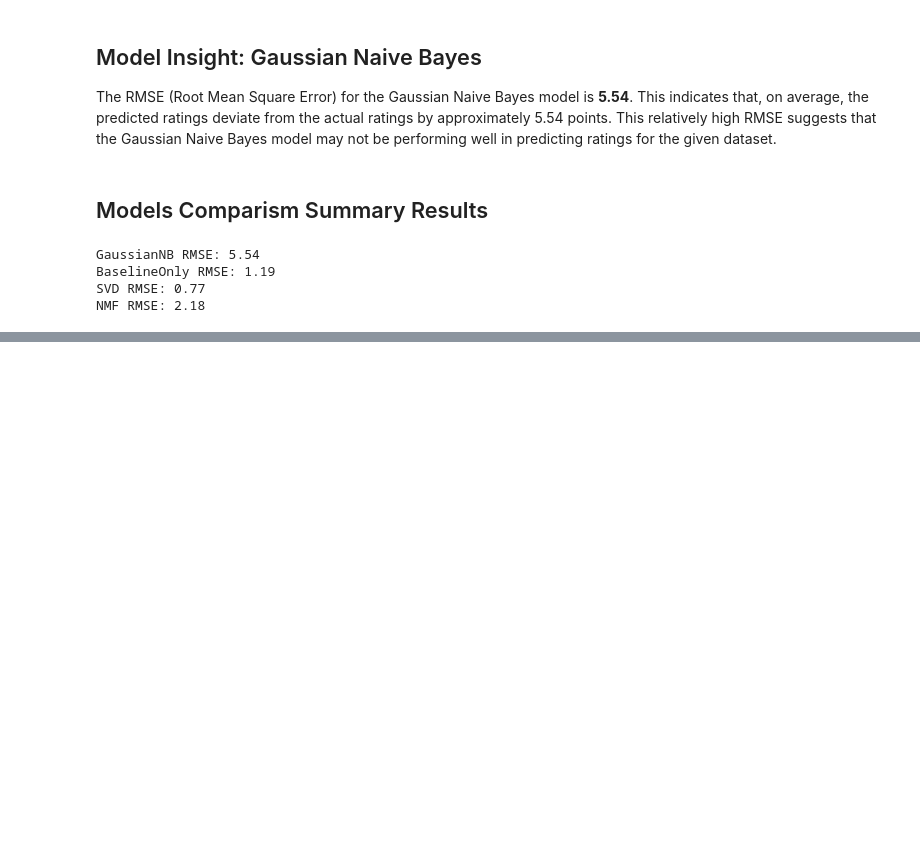
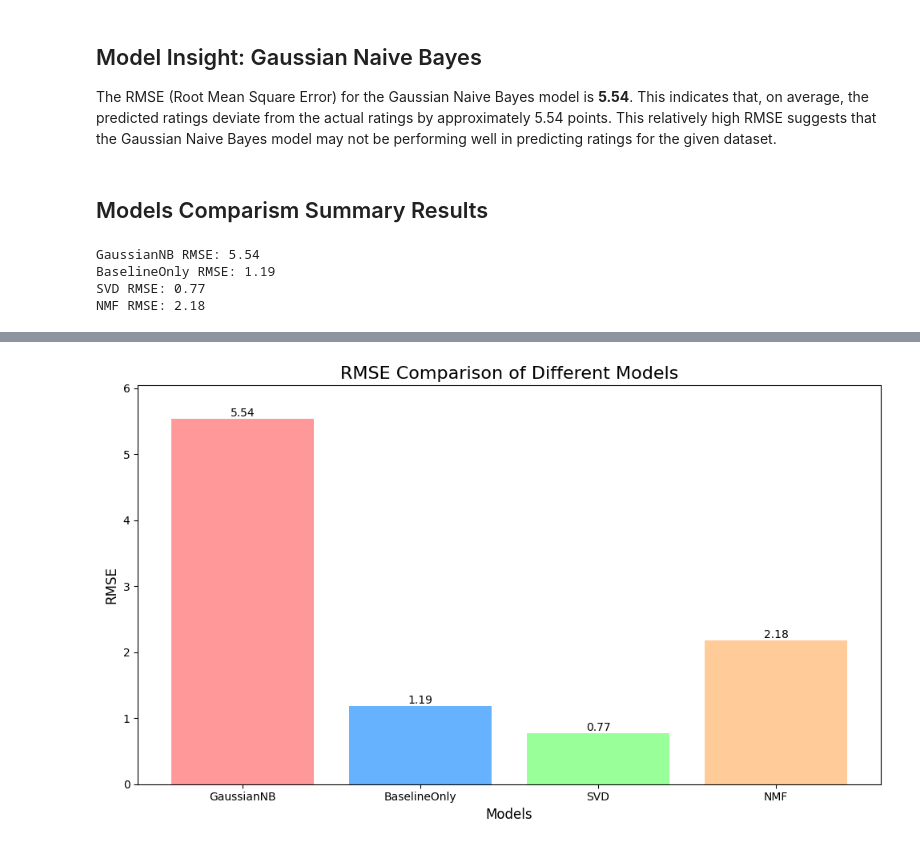
Before and after one commit to MoteneJan/JB1_2401FTDS, a Jupyter notebook: JB1_2401FTDS.ipynb, the cells around one changed output, grey strips where cells are left out. Cells and saved outputs as stored; diff of their text form; code cells hidden in the pictures; blank space fills up the shorter version.

```diff
--- a/JB1_2401FTDS.ipynb
+++ b/JB1_2401FTDS.ipynb
@@ -1498,3 +1509,8 @@ print(f'SVD RMSE: {svd_rmse:.2f}')
 # %% [output]
 RMSE: 0.7684
 SVD RMSE: 0.77
+# %%
+# Save SVD model
+with open('models/svd_model.pkl', 'wb') as f:
+    pickle.dump(svd_model, f)
+print("SVD model saved.")
@@ -1580,3 +1598,8 @@ print(f'NMF RMSE: {nmf_rmse:.2f}')
 # %% [output]
 RMSE: 2.1788
 NMF RMSE: 2.18
+# %%
+# Save NMF model
+with open('models/nmf_model.pkl', 'wb') as f:
+    pickle.dump(nmf_model, f)
+print("NMF model saved.")
@@ -1673,3 +1698,8 @@ gaussian_rmse = np.sqrt(np.mean((y_val - gaussian_predictions) ** 2))
 print(f'GaussianNB RMSE: {gaussian_rmse:.2f}')
 # %% [output]
 GaussianNB RMSE: 5.54
+# %%
+# Save GaussianNB model
+with open('models/gaussian_nb_model.pkl', 'wb') as f:
+    pickle.dump(gaussian_model, f)
+print("GaussianNB model saved.")
@@ -1675,0 +1708,5 @@ GaussianNB RMSE: 5.54
+# %%
+# Save LabelEncoder
+with open('models/label_encoder.pkl', 'wb') as f:
+    pickle.dump(le, f)
+print("LabelEncoder saved.")
@@ -1691,0 +1736,26 @@ NMF RMSE: 2.18
+# %%
+# Data
+models = ['GaussianNB', 'BaselineOnly', 'SVD', 'NMF']
+rmse_scores = [5.54, 1.19, 0.77, 2.18]
+
+# Create bar plot
+plt.figure(figsize=(10, 6))
+bars = plt.bar(models, rmse_scores, color=['#FF9999', '#66B2FF', '#99FF99', '#FFCC99'])
+
+# Customize the plot
+plt.title('RMSE Comparison of Different Models', fontsize=16)
+plt.xlabel('Models', fontsize=12)
+plt.ylabel('RMSE', fontsize=12)
+plt.ylim(0, max(rmse_scores) + 0.5)  # Set y-axis limit
+
+# Add value labels on top of each bar
+for bar in bars:
+    height = bar.get_height()
+    plt.text(bar.get_x() + bar.get_width()/2., height,
+             f'{height:.2f}',
+             ha='center', va='bottom')
+
+# Improve layout
+plt.tight_layout()
+# %% [output]
+[figure, added]
```
Also changed, not shown: parts of 10 cells of this notebook, 18 other files.
